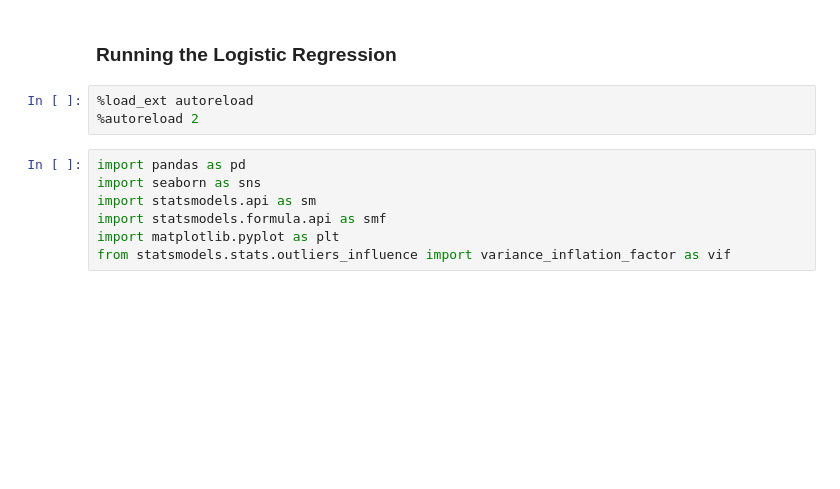
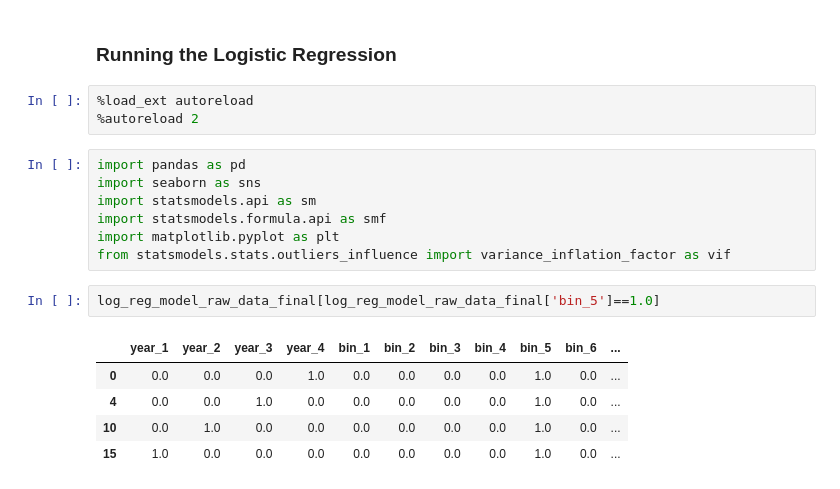
Before and after one commit to rafabertolace/OnThePitch, a Jupyter notebook: notebooks/first_model_v0.ipynb, the cells around one changed output. Saved outputs shown, nothing was run; the diff lists cells and outputs as text; blank space fills up the shorter version.

```diff
--- a/notebooks/first_model_v0.ipynb
+++ b/notebooks/first_model_v0.ipynb
@@ -1081,6 +1077,14 @@ import statsmodels.api as sm
 import statsmodels.formula.api as smf
 import matplotlib.pyplot as plt
 from statsmodels.stats.outliers_influence import variance_inflation_factor as vif
+# %%
+log_reg_model_raw_data_final[log_reg_model_raw_data_final['bin_5']==1.0]
+# %% [output]
+|  | year_1 | year_2 | year_3 | year_4 | bin_1 | bin_2 | bin_3 | bin_4 | bin_5 | bin_6 | ... |
+| 0 | 0.0 | 0.0 | 0.0 | 1.0 | 0.0 | 0.0 | 0.0 | 0.0 | 1.0 | 0.0 | ... |
+| 4 | 0.0 | 0.0 | 1.0 | 0.0 | 0.0 | 0.0 | 0.0 | 0.0 | 1.0 | 0.0 | ... |
+| 10 | 0.0 | 1.0 | 0.0 | 0.0 | 0.0 | 0.0 | 0.0 | 0.0 | 1.0 | 0.0 | ... |
+| 15 | 1.0 | 0.0 | 0.0 | 0.0 | 0.0 | 0.0 | 0.0 | 0.0 | 1.0 | 0.0 | ... |
 # %%
 logit_one = smf.logit(formula='payout_is_greater_1 ~ year_1 + year_2 + year_3 + year_4 + bin_1 + bin_2 + bin_3 + bin_4 + bin_5 + bin_6', data=log_reg_model_raw_data_final).fit();
 logit_one.params
```
Also changed, not shown: parts of 14 cells of this notebook, 8 other files.
